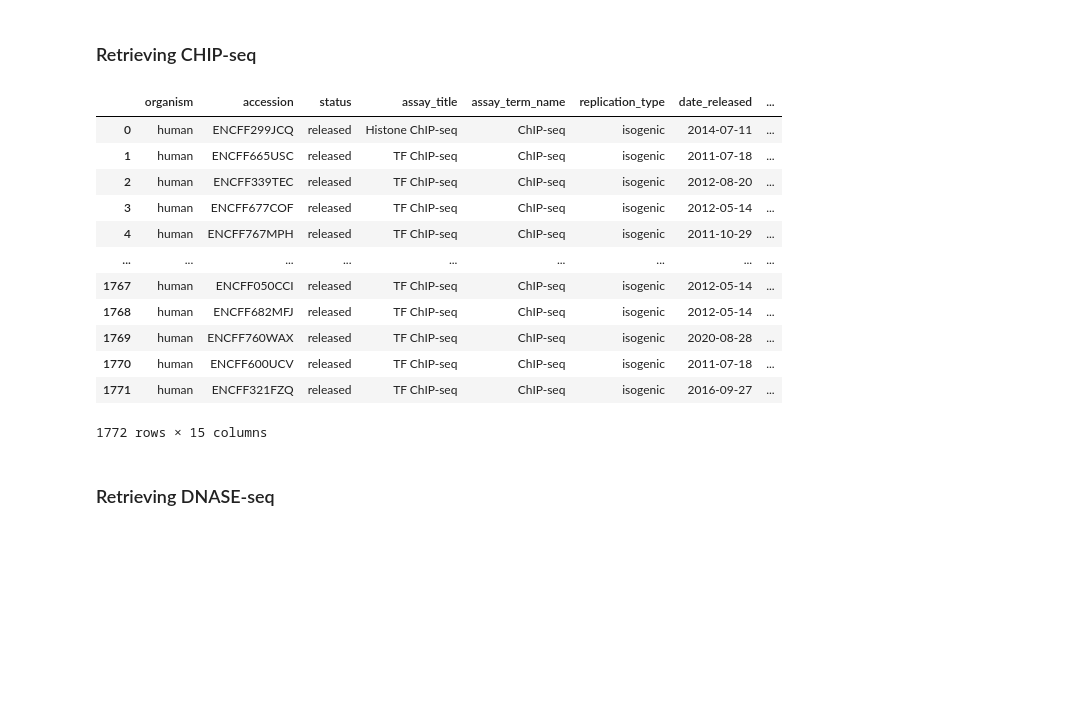
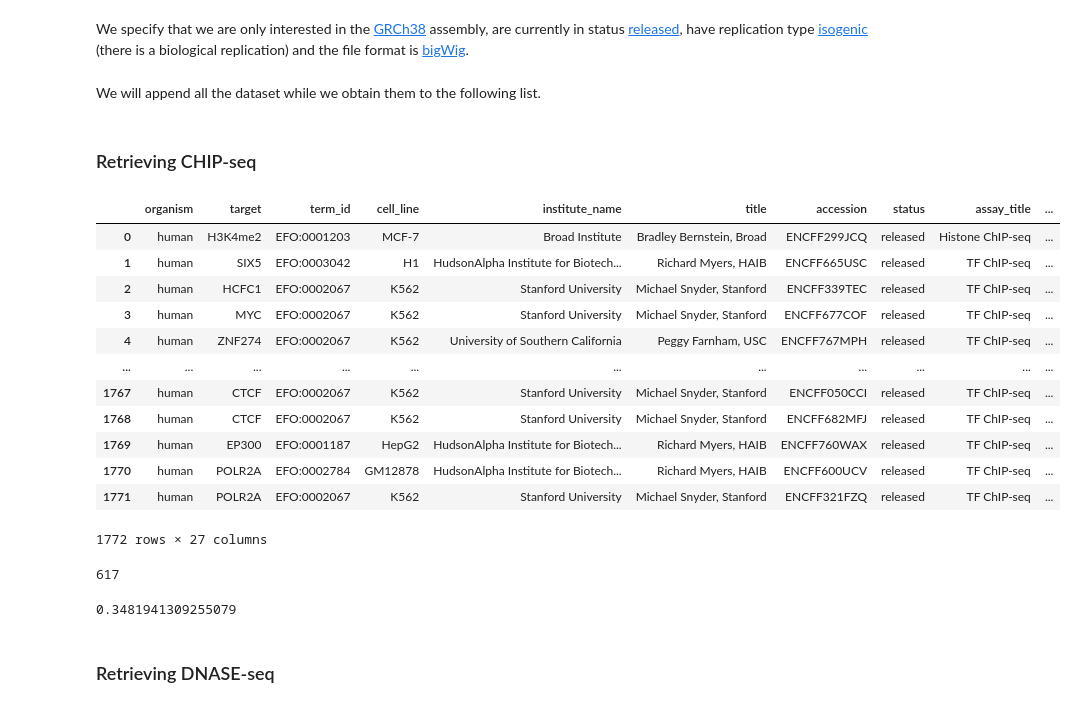
Before and after one commit to AnacletoLAB/epigenomic_dataset, a Jupyter notebook: Retrieving HG38 files metadata.ipynb, the cells around one changed output. Cells and saved outputs as stored; diff of their text form; code cells hidden in the pictures; blank space fills up the shorter version.

Commit message:
Worked more on epigenomic data for HG38

```diff
--- a/Retrieving HG38 files metadata.ipynb
+++ b/Retrieving HG38 files metadata.ipynb
@@ -7,32 +9,52 @@ assembly="GRCh38"
+# %% [markdown]
+We specify that we are only interested in the [GRCh38](https://www.ncbi.nlm.nih.gov/assembly/GCF_000001405.26/) assembly, are currently in status [released](https://www.encodeproject.org/help/getting-started/status-terms/#FileStatuses), have replication type [isogenic](https://www.encodeproject.org/data-standards/terms/) (there is a biological replication) and the file format is [bigWig](https://genome.ucsc.edu/goldenPath/help/bigWig.html#:~:text=The%20bigWig%20format%20is%20useful,in%20an%20indexed%20binary%20format.&text=Wiggle%20data%20must%20be%20continuous%20and%20consist%20of%20equally%20sized%20elements.).
+# %%
+parameters = dict(
+    assembly="GRCh38",
+    replication_type="isogenic",
+    file_format="bigWig",
+    status="released"
+)
+# %% [markdown]
+We will append all the dataset while we obtain them to the following list.
+# %%
+all_datasets = []
 # %% [markdown]
 ### Retrieving CHIP-seq
 # %%
-accession_codes = accessions(compress_json.load("hg38_encode_queries/chipseq.json"))
-
 samples = biosamples(
-    accessions=accession_codes,
-    assembly=assembly,
+    accessions=accessions(compress_json.load("hg38_encode_queries/chipseq.json")),
     min_biological_replicates=2,
-    file_format="bigWig",
-    replication_type="isogenic",
     output_type="fold change over control",
-    use_multiprocessing=False
+    **parameters
 )
-
+all_datasets.append(samples)
 samples
 # %% [output]
-|  | organism | accession | status | assay_title | assay_term_name | replication_type | date_released | ... |
-| 0 | human | ENCFF299JCQ | released | Histone ChIP-seq | ChIP-seq | isogenic | 2014-07-11 | ... |
-| 1 | human | ENCFF665USC | released | TF ChIP-seq | ChIP-seq | isogenic | 2011-07-18 | ... |
-| 2 | human | ENCFF339TEC | released | TF ChIP-seq | ChIP-seq | isogenic | 2012-08-20 | ... |
-| 3 | human | ENCFF677COF | released | TF ChIP-seq | ChIP-seq | isogenic | 2012-05-14 | ... |
-| 4 | human | ENCFF767MPH | released | TF ChIP-seq | ChIP-seq | isogenic | 2011-10-29 | ... |
-| ... | ... | ... | ... | ... | ... | ... | ... | ... |
-| 1767 | human | ENCFF050CCI | released | TF ChIP-seq | ChIP-seq | isogenic | 2012-05-14 | ... |
-| 1768 | human | ENCFF682MFJ | released | TF ChIP-seq | ChIP-seq | isogenic | 2012-05-14 | ... |
-| 1769 | human | ENCFF760WAX | released | TF ChIP-seq | ChIP-seq | isogenic | 2020-08-28 | ... |
-| 1770 | human | ENCFF600UCV | released | TF ChIP-seq | ChIP-seq | isogenic | 2011-07-18 | ... |
-| 1771 | human | ENCFF321FZQ | released | TF ChIP-seq | ChIP-seq | isogenic | 2016-09-27 | ... |
+|  | organism | target | term_id | cell_line | institute_name | title | accession | status | assay_title | ... |
+| 0 | human | H3K4me2 | EFO:0001203 | MCF-7 | Broad Institute | Bradley Bernstein, Broad | ENCFF299JCQ | released | Histone ChIP-seq | ... |
+| 1 | human | SIX5 | EFO:0003042 | H1 | HudsonAlpha Institute for Biotech... | Richard Myers, HAIB | ENCFF665USC | released | TF ChIP-seq | ... |
+| 2 | human | HCFC1 | EFO:0002067 | K562 | Stanford University | Michael Snyder, Stanford | ENCFF339TEC | released | TF ChIP-seq | ... |
+| 3 | human | MYC | EFO:0002067 | K562 | Stanford University | Michael Snyder, Stanford | ENCFF677COF | released | TF ChIP-seq | ... |
+| 4 | human | ZNF274 | EFO:0002067 | K562 | University of Southern California | Peggy Farnham, USC | ENCFF767MPH | released | TF ChIP-seq | ... |
+| ... | ... | ... | ... | ... | ... | ... | ... | ... | ... | ... |
+| 1767 | human | CTCF | EFO:0002067 | K562 | Stanford University | Michael Snyder, Stanford | ENCFF050CCI | released | TF ChIP-seq | ... |
+| 1768 | human | CTCF | EFO:0002067 | K562 | Stanford University | Michael Snyder, Stanford | ENCFF682MFJ | released | TF ChIP-seq | ... |
+| 1769 | human | EP300 | EFO:0001187 | HepG2 | HudsonAlpha Institute for Biotech... | Richard Myers, HAIB | ENCFF760WAX | released | TF ChIP-seq | ... |
+| 1770 | human | POLR2A | EFO:0002784 | GM12878 | HudsonAlpha Institute for Biotech... | Richard Myers, HAIB | ENCFF600UCV | released | TF ChIP-seq | ... |
+| 1771 | human | POLR2A | EFO:0002067 | K562 | Stanford University | Michael Snyder, Stanford | ENCFF321FZQ | released | TF ChIP-seq | ... |
-1772 rows × 15 columns
+1772 rows × 27 columns
+# %%
+samples.groupby(["organism", "target", "cell_line"]).agg({'pipeline_award_rfas': lambda x: [
+    i
+    for e in x
+    for i in e
+]}).pipeline_award_rfas.apply(lambda x: x==["ENCODE3"]).sum()
+# %% [output]
+617
+# %%
+617 / 1772
+# %% [output]
+0.3481941309255079
 # %% [markdown]
 ### Retrieving DNASE-seq
```
Also changed, not shown: parts of 13 cells of this notebook, 2 other files.
